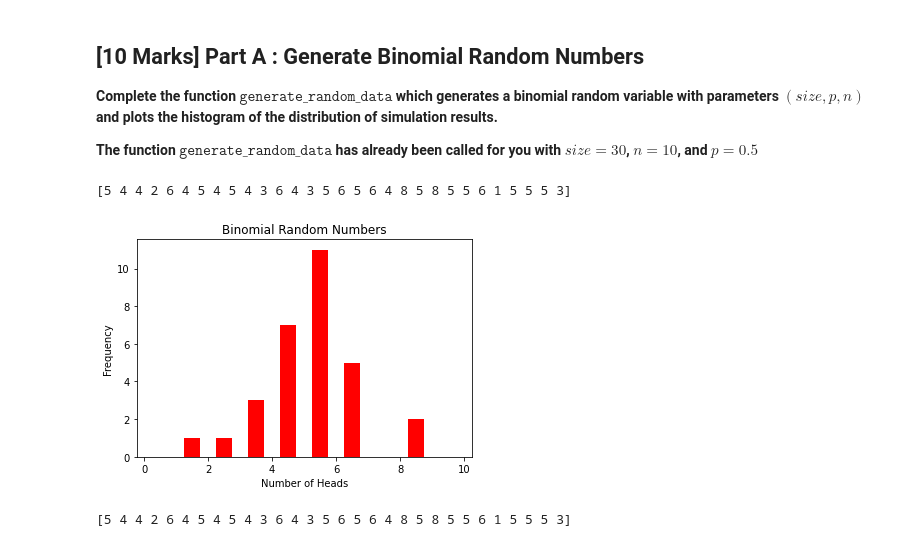
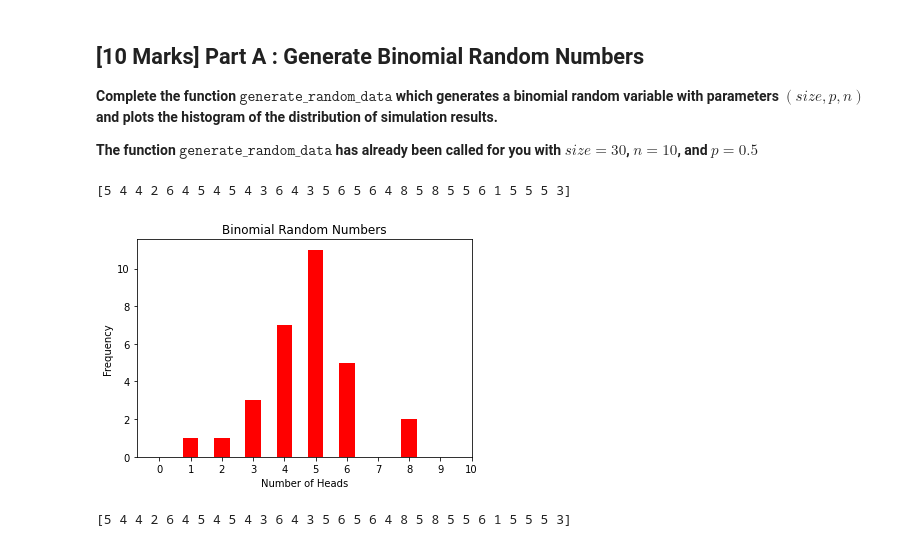
Before and after one commit to mj06879/Probability-and-Statistics-Projects, a Jupyter notebook: 2/Project_2_Student Version.ipynb, the cells around one changed output. Saved outputs shown, nothing was run; the diff lists cells and outputs as text; code cells hidden in the pictures.

Commit message:
some left

```diff
--- a/2/Project_2_Student Version.ipynb
+++ b/2/Project_2_Student Version.ipynb
@@ -184,35 +184,49 @@ You will do MLE for Binomial distribution in Task 02, which has been split into
 # %%
 def generate_random_data(size, p, n):
     """
     size: The number of experiments
     p: Probability of success
     n: Number of trials in each experiment
     """
     np.random.seed(255)
     # Generating Random Binomial Numbers
 
     brn = np.random.binomial(n, p, size)
 
     # Print the generated random numbers
 
     print(brn)
 
     # Visualize the generated random number
 
-    plt.hist(x=brn, rwidth=0.5, range=(0, n), color="red")
+    fig = plt.figure()
+    ax = fig.add_subplot(
+        1,
+        1,
+        1,
+    )
+    n, bins, patches = ax.hist(brn,
+                               bins=n,
+                               range=(0, n),
+                               histtype='bar',
+                               rwidth=0.5,
+                               align='left',
+                               color="red")
+
+    plt.xticks(bins)
     plt.xlabel("Number of Heads")
     plt.ylabel("Frequency")
     plt.title("Binomial Random Numbers")
     plt.show()
 
     # return the generated Binomial Numbers
     return brn
 
 
 X = generate_random_data(size=30, p=0.5, n=10)
 # %% [output]
 [5 4 4 2 6 4 5 4 5 4 3 6 4 3 5 6 5 6 4 8 5 8 5 5 6 1 5 5 5 3]
-[figure, old version]
+[figure, new version]
 # %%
 # Do not edit.
 X = generate_random_data(size=30, p=0.5, n=10)
```
Also changed, not shown: parts of 4 cells of this notebook.
